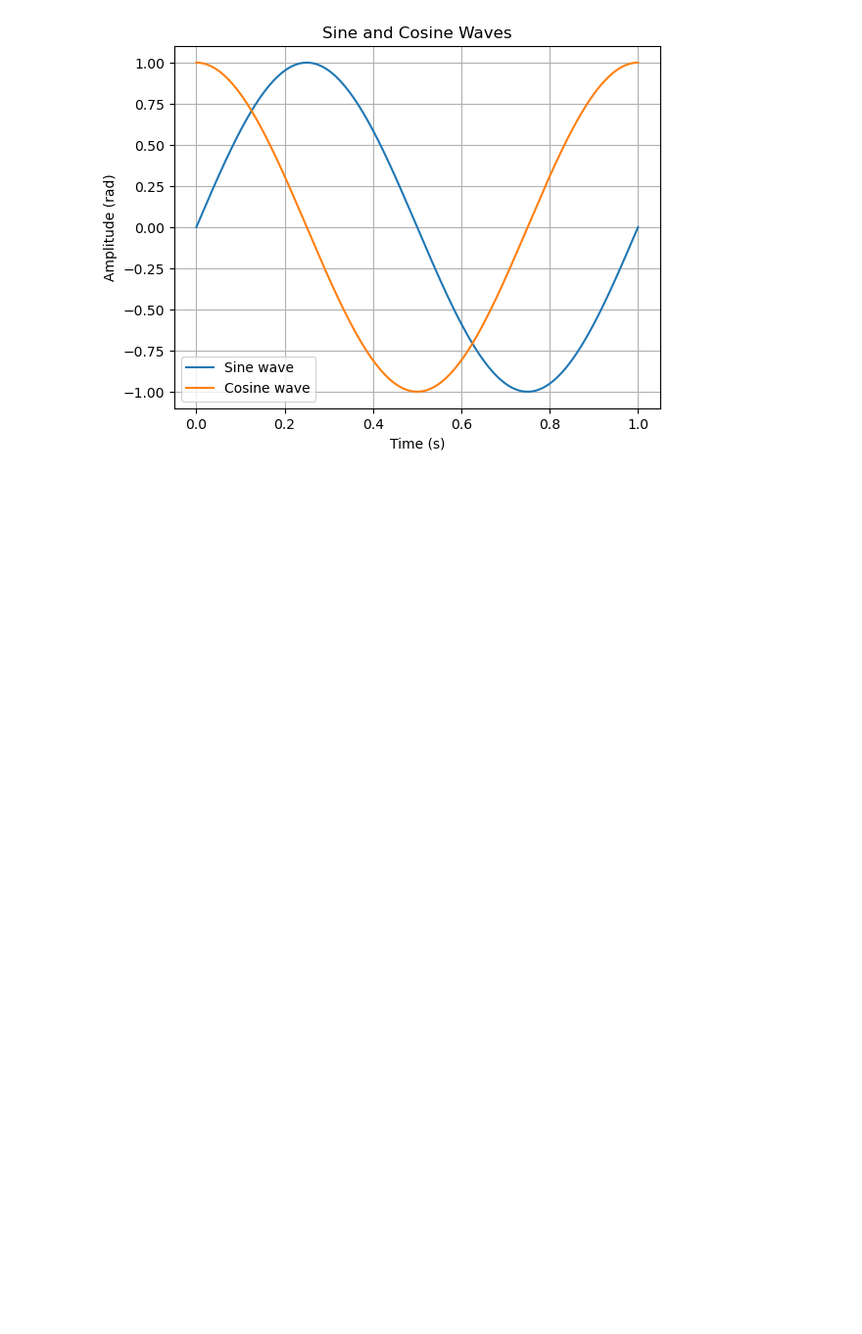
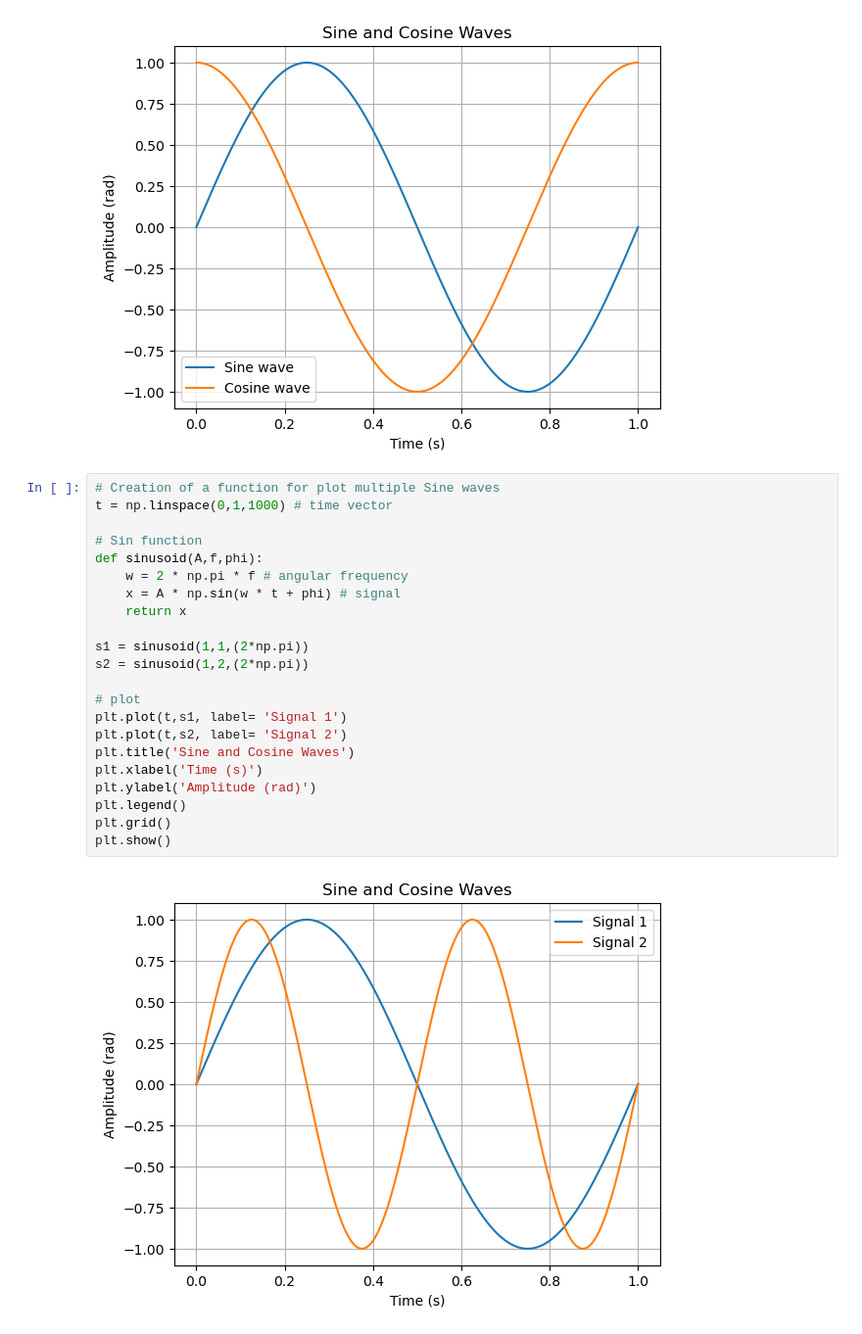
Before and after one commit to DelphineHun-student/Series02-Python, a Jupyter notebook: sinusoids_1.ipynb, the cells around one changed output. Shown: that part at 98% size. Saved outputs shown, nothing was run; the diff lists cells and outputs as text; blank space fills up the shorter version.

Commit message:
creation of the function sin

```diff
--- a/sinusoids_1.ipynb
+++ b/sinusoids_1.ipynb
@@ -40,3 +40,27 @@ plt.grid()
 plt.show()
 # %% [output]
 [figure]
+# %%
+# Creation of a function for plot multiple Sine waves
+t = np.linspace(0,1,1000) # time vector
+
+# Sin function
+def sinusoid(A,f,phi):
+    w = 2 * np.pi * f # angular frequency
+    x = A * np.sin(w * t + phi) # signal
+    return x
+
+s1 = sinusoid(1,1,(2*np.pi))
+s2 = sinusoid(1,2,(2*np.pi))
+
+# plot
+plt.plot(t,s1, label= 'Signal 1')
+plt.plot(t,s2, label= 'Signal 2')
+plt.title('Sine and Cosine Waves')
+plt.xlabel('Time (s)')
+plt.ylabel('Amplitude (rad)')
+plt.legend()
+plt.grid()
+plt.show()
+# %% [output]
+[figure, added]
```
